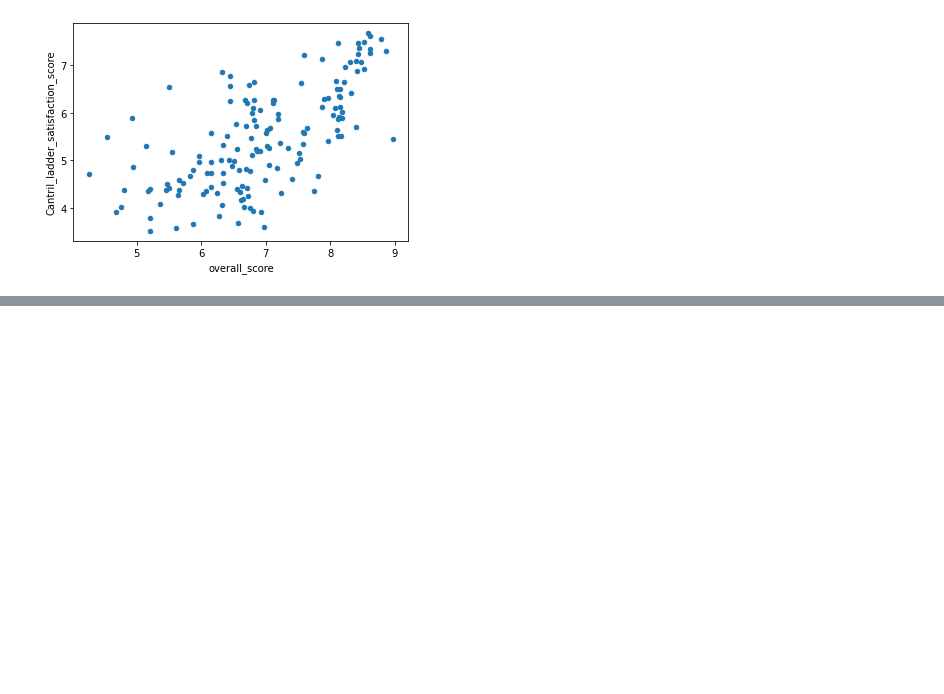
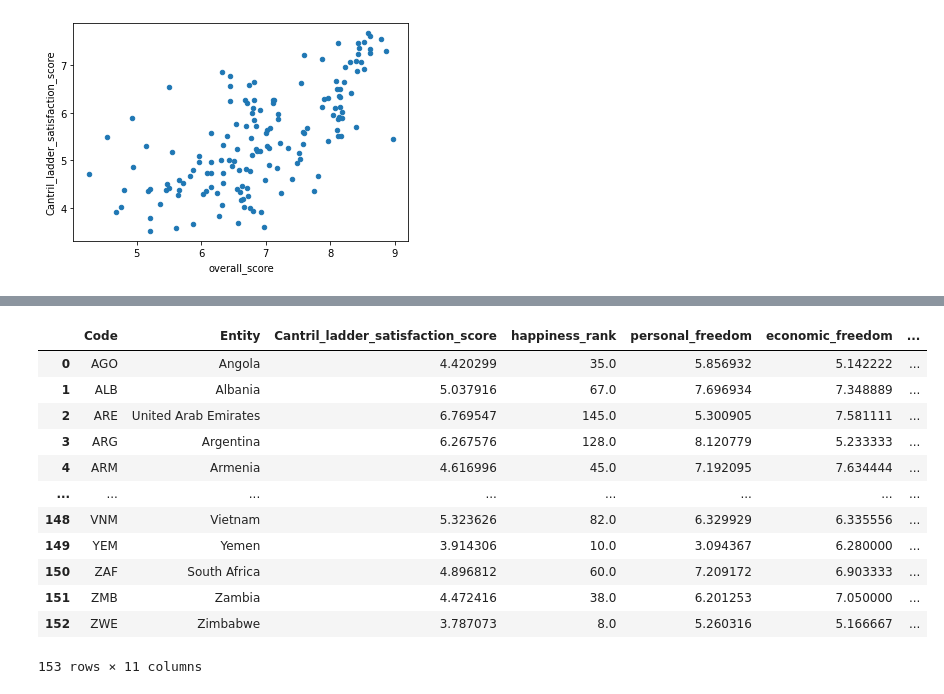
Before and after one commit to josephrodini/Free-And-Happy, a Jupyter notebook: ETL/Free-Happy-Cleaning.ipynb, the cells around one changed output, grey strips where cells are left out. Cells and saved outputs as stored; diff of their text form; code cells hidden in the pictures; blank space fills up the shorter version.

```diff
--- a/ETL/Free-Happy-Cleaning.ipynb
+++ b/ETL/Free-Happy-Cleaning.ipynb
@@ -203,3 +203,6 @@ Free_Happy_df.plot(kind='scatter', x='overall_score', y='Cantril_ladder_satisfac
 # %% [output]
 <AxesSubplot:xlabel='overall_score', ylabel='Cantril_ladder_satisfaction_score'>
 [figure]
+# %%
+gni_df = pd.read_csv(r"C:\Users\josep\Free-And-Happy\resources\gni-2017-clean.csv")
+gni_df
@@ -205,0 +223,3 @@ Free_Happy_df.plot(kind='scatter', x='overall_score', y='Cantril_ladder_satisfac
+# %%
+gni_df.rename(columns={'Ranking': 'gni_rank'}, inplace=True)
+gni_df
@@ -205,0 +240,17 @@ Free_Happy_df.plot(kind='scatter', x='overall_score', y='Cantril_ladder_satisfac
+# %%
+Free_Happy_gni_df = pd.merge(Free_Happy_df, gni_df, how="left", on="Code")
+Free_Happy_gni_df
+# %% [output]
+|  | Code | Entity | Cantril_ladder_satisfaction_score | happiness_rank | personal_freedom | economic_freedom | ... |
+| 0 | AGO | Angola | 4.420299 | 35.0 | 5.856932 | 5.142222 | ... |
+| 1 | ALB | Albania | 5.037916 | 67.0 | 7.696934 | 7.348889 | ... |
+| 2 | ARE | United Arab Emirates | 6.769547 | 145.0 | 5.300905 | 7.581111 | ... |
+| 3 | ARG | Argentina | 6.267576 | 128.0 | 8.120779 | 5.233333 | ... |
+| 4 | ARM | Armenia | 4.616996 | 45.0 | 7.192095 | 7.634444 | ... |
+| ... | ... | ... | ... | ... | ... | ... | ... |
+| 148 | VNM | Vietnam | 5.323626 | 82.0 | 6.329929 | 6.335556 | ... |
+| 149 | YEM | Yemen | 3.914306 | 10.0 | 3.094367 | 6.280000 | ... |
+| 150 | ZAF | South Africa | 4.896812 | 60.0 | 7.209172 | 6.903333 | ... |
+| 151 | ZMB | Zambia | 4.472416 | 38.0 | 6.201253 | 7.050000 | ... |
+| 152 | ZWE | Zimbabwe | 3.787073 | 8.0 | 5.260316 | 5.166667 | ... |
+153 rows × 11 columns
```
Also changed, not shown: parts of 7 cells of this notebook, 2 other files.
